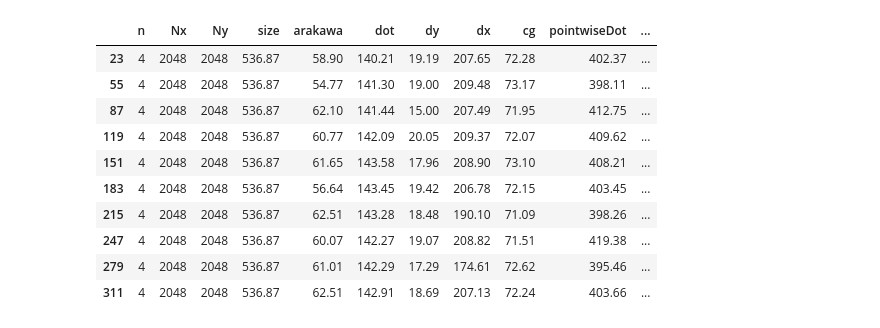
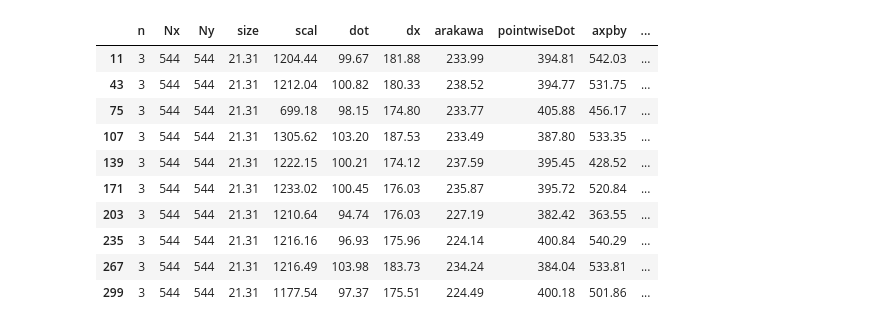
Before and after one commit to mwiesenberger/performance, a Jupyter notebook: 0-analysis.ipynb, the cells around one changed output. Drawn from its saved outputs; the diff is of its cells as text; code cells hidden in the pictures.

```diff
--- a/0-analysis.ipynb
+++ b/0-analysis.ipynb
@@ -8,24 +8,24 @@ memops = {'scal':2, 'axpby':3, 'pointwiseDot':6, 'dot':2, 'dx':3, 'dy':3,
 # %%
 #read in csv file
 df1 = pd.read_csv('benchmark_knl_mpi1.csv', delimiter=' ')
 #add size and get rid of non-relevant columns
 df1.insert(0,'size', 8*df1['n']*df1['n']*df1['Nx']*df1['Ny']/1e6)
 for name, mem in memops.items():
     df1[name] = df1['size']/1000*mem/df1[name]
 dfr = df1[['n','Nx','Ny','size']+list(memops.keys())]
-dfr[(dfr['n']==4) & (dfr['Nx']==2048)]
+dfr[(dfr['n']==3) & (dfr['Nx']==544)]
 # %% [output]
-|  | n | Nx | Ny | size | arakawa | dot | dy | dx | cg | pointwiseDot | ... |
-| 23 | 4 | 2048 | 2048 | 536.87 | 58.90 | 140.21 | 19.19 | 207.65 | 72.28 | 402.37 | ... |
-| 55 | 4 | 2048 | 2048 | 536.87 | 54.77 | 141.30 | 19.00 | 209.48 | 73.17 | 398.11 | ... |
-| 87 | 4 | 2048 | 2048 | 536.87 | 62.10 | 141.44 | 15.00 | 207.49 | 71.95 | 412.75 | ... |
-| 119 | 4 | 2048 | 2048 | 536.87 | 60.77 | 142.09 | 20.05 | 209.37 | 72.07 | 409.62 | ... |
-| 151 | 4 | 2048 | 2048 | 536.87 | 61.65 | 143.58 | 17.96 | 208.90 | 73.10 | 408.21 | ... |
-| 183 | 4 | 2048 | 2048 | 536.87 | 56.64 | 143.45 | 19.42 | 206.78 | 72.15 | 403.45 | ... |
-| 215 | 4 | 2048 | 2048 | 536.87 | 62.51 | 143.28 | 18.48 | 190.10 | 71.09 | 398.26 | ... |
-| 247 | 4 | 2048 | 2048 | 536.87 | 60.07 | 142.27 | 19.07 | 208.82 | 71.51 | 419.38 | ... |
-| 279 | 4 | 2048 | 2048 | 536.87 | 61.01 | 142.29 | 17.29 | 174.61 | 72.62 | 395.46 | ... |
-| 311 | 4 | 2048 | 2048 | 536.87 | 62.51 | 142.91 | 18.69 | 207.13 | 72.24 | 403.66 | ... |
+|  | n | Nx | Ny | size | scal | dot | dx | arakawa | pointwiseDot | axpby | ... |
+| 11 | 3 | 544 | 544 | 21.31 | 1204.44 | 99.67 | 181.88 | 233.99 | 394.81 | 542.03 | ... |
+| 43 | 3 | 544 | 544 | 21.31 | 1212.04 | 100.82 | 180.33 | 238.52 | 394.77 | 531.75 | ... |
+| 75 | 3 | 544 | 544 | 21.31 | 699.18 | 98.15 | 174.80 | 233.77 | 405.88 | 456.17 | ... |
+| 107 | 3 | 544 | 544 | 21.31 | 1305.62 | 103.20 | 187.53 | 233.49 | 387.80 | 533.35 | ... |
+| 139 | 3 | 544 | 544 | 21.31 | 1222.15 | 100.21 | 174.12 | 237.59 | 395.45 | 428.52 | ... |
+| 171 | 3 | 544 | 544 | 21.31 | 1233.02 | 100.45 | 176.03 | 235.87 | 395.72 | 520.84 | ... |
+| 203 | 3 | 544 | 544 | 21.31 | 1210.64 | 94.74 | 176.03 | 227.19 | 382.42 | 363.55 | ... |
+| 235 | 3 | 544 | 544 | 21.31 | 1216.16 | 96.93 | 175.96 | 224.14 | 400.84 | 540.29 | ... |
+| 267 | 3 | 544 | 544 | 21.31 | 1216.49 | 103.98 | 183.73 | 234.24 | 384.04 | 533.81 | ... |
+| 299 | 3 | 544 | 544 | 21.31 | 1177.54 | 97.37 | 175.51 | 224.49 | 400.18 | 501.86 | ... |
 # %%
 #compute mean and standard derivation of 'same' groups
 dfr=dfr.groupby(['n', 'Nx','Ny','size']).agg(['mean', 'std'])
```
Also changed, not shown: parts of 5 cells of this notebook, 5 other files.
